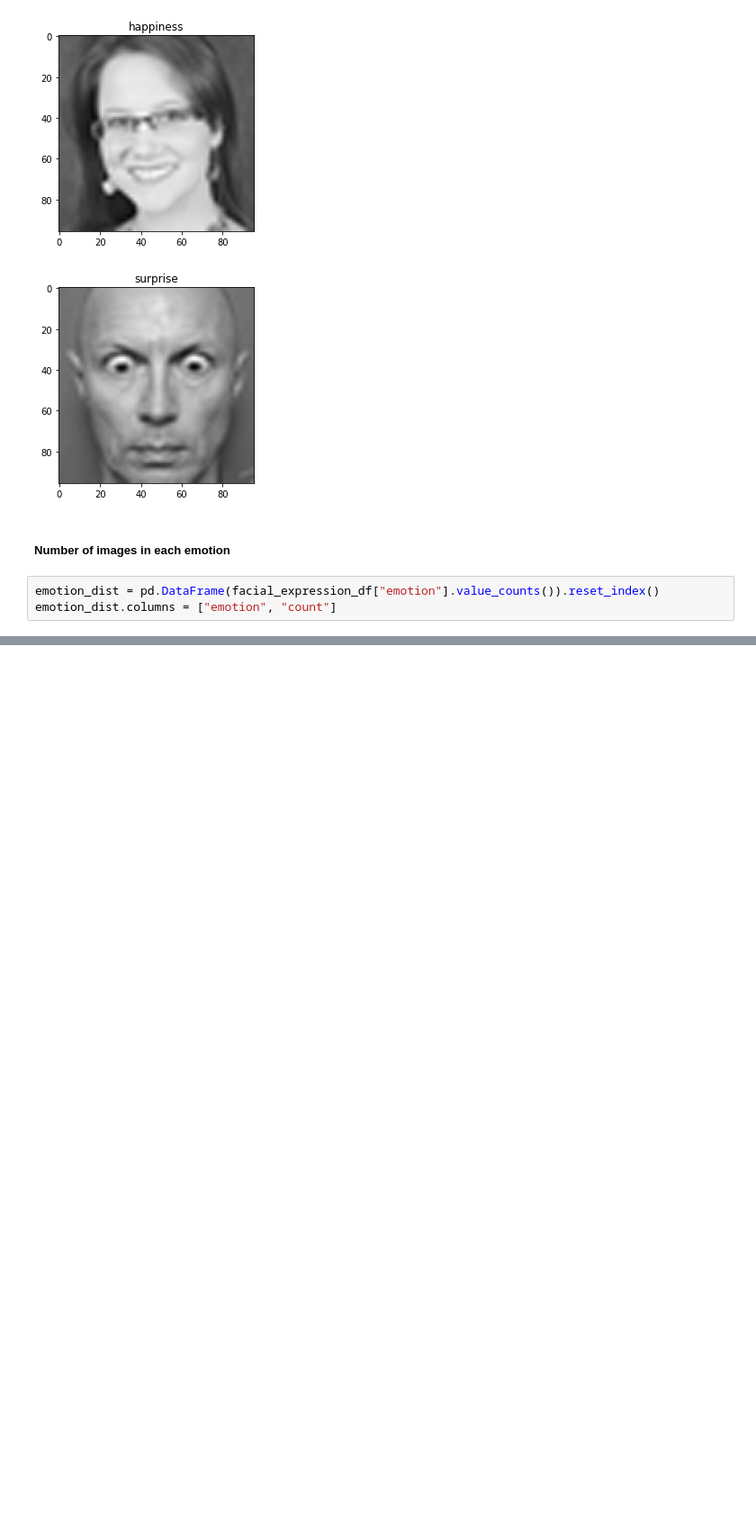
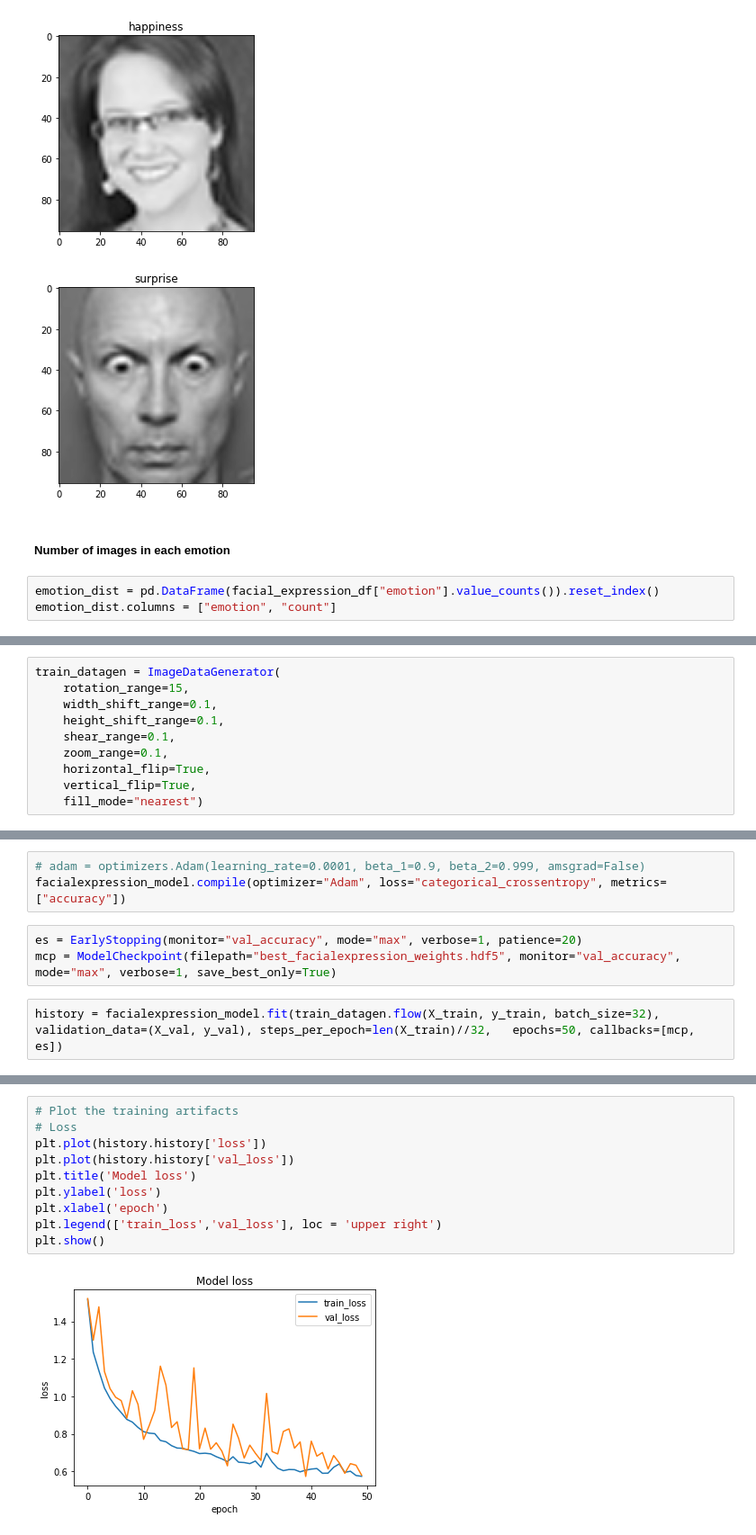
Before and after one commit to AnkitRajSri/Emotion-AI, a Jupyter notebook: FacialExpressionDetection.ipynb, the cells around one changed output, grey strips where cells are left out. Shown at 90% size. Saved outputs shown, nothing was run; the diff lists cells and outputs as text; blank space fills up the shorter version.

```diff
--- a/FacialExpressionDetection.ipynb
+++ b/FacialExpressionDetection.ipynb
@@ -154,0 +229,10 @@ fig.show()
+# %%
+train_datagen = ImageDataGenerator(
+    rotation_range=15,
+    width_shift_range=0.1,
+    height_shift_range=0.1,
+    shear_range=0.1,
+    zoom_range=0.1,
+    horizontal_flip=True,
+    vertical_flip=True,
+    fill_mode="nearest")
@@ -154,0 +374,8 @@ fig.show()
+# %%
+# adam = optimizers.Adam(learning_rate=0.0001, beta_1=0.9, beta_2=0.999, amsgrad=False)
+facialexpression_model.compile(optimizer="Adam", loss="categorical_crossentropy", metrics=["accuracy"])
+# %%
+es = EarlyStopping(monitor="val_accuracy", mode="max", verbose=1, patience=20)
+mcp = ModelCheckpoint(filepath="best_facialexpression_weights.hdf5", monitor="val_accuracy", mode="max", verbose=1, save_best_only=True)
+# %%
+history = facialexpression_model.fit(train_datagen.flow(X_train, y_train, batch_size=32),	validation_data=(X_val, y_val), steps_per_epoch=len(X_train)//32,	epochs=50, callbacks=[mcp, es])
@@ -154,0 +445,12 @@ fig.show()
+# %%
+# Plot the training artifacts
+# Loss
+plt.plot(history.history['loss'])
+plt.plot(history.history['val_loss'])
+plt.title('Model loss')
+plt.ylabel('loss')
+plt.xlabel('epoch')
+plt.legend(['train_loss','val_loss'], loc = 'upper right')
+plt.show()
+# %% [output]
+[figure, added]
```
Also changed, not shown: parts of 24 cells of this notebook.
